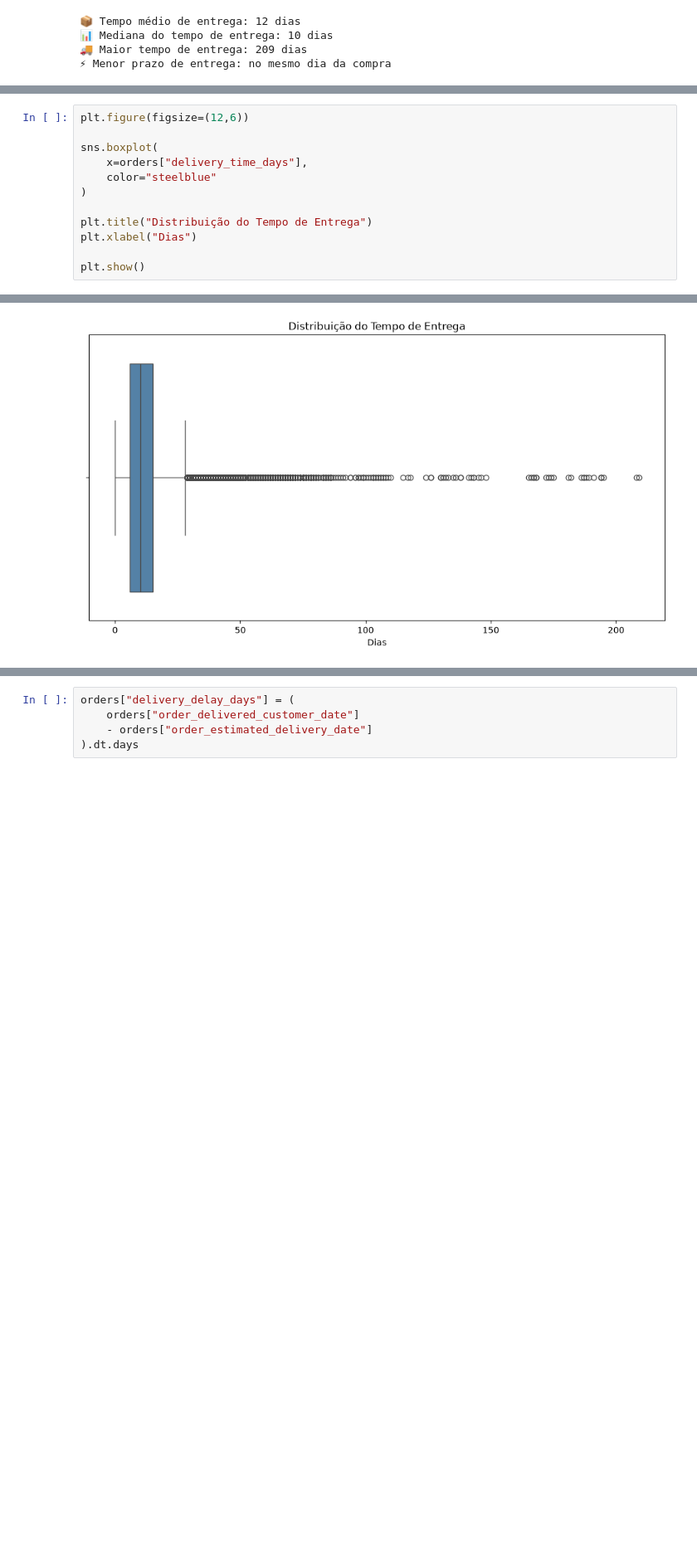
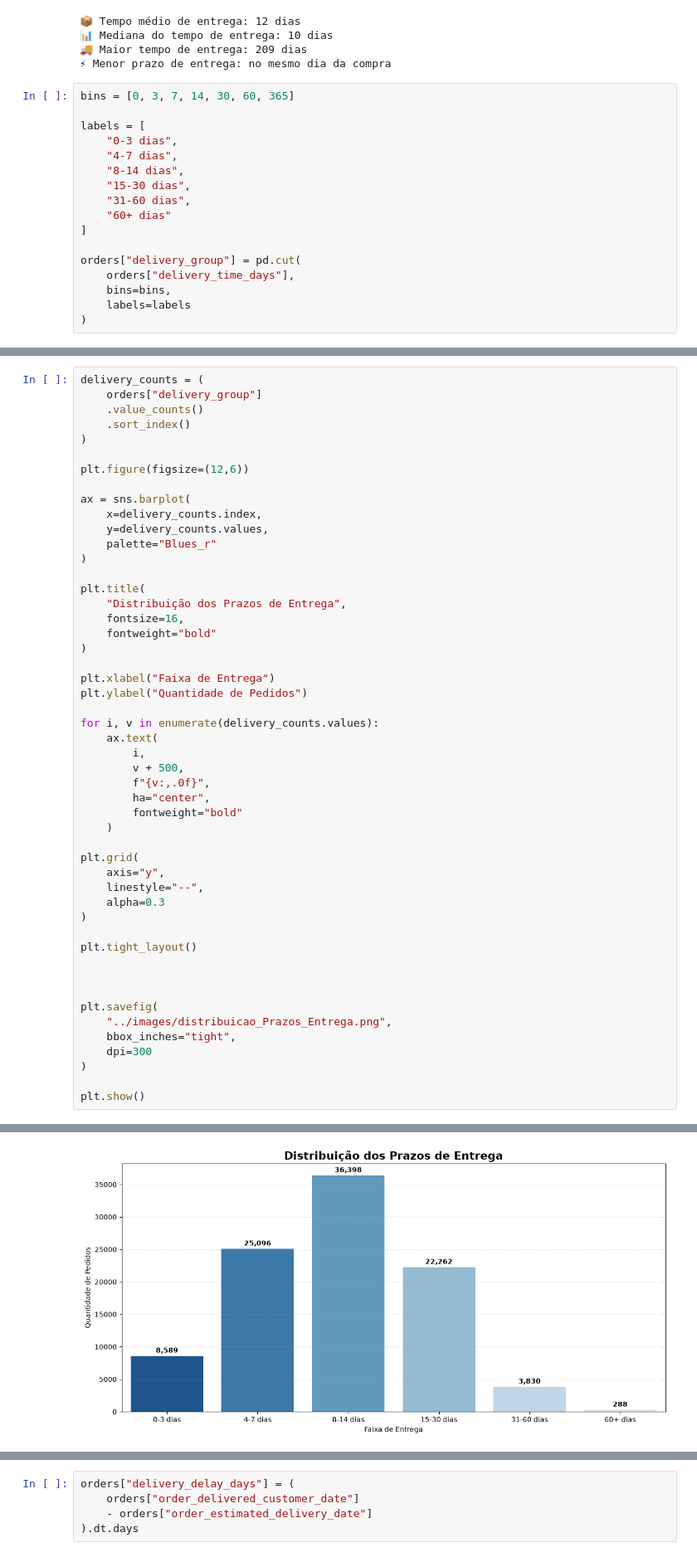
Before and after one commit to jaislercsmelo-tec/portfolio-data-science, a Jupyter notebook: 01-analise-exploratoria/notebooks/analise_vendas.ipynb, the cells around one changed output, grey strips where cells are left out. Shown at 83% size. Saved outputs shown, nothing was run; the diff lists cells and outputs as text; blank space fills up the shorter version.

Commit message:
Analise de prazos de entrega e visualizacoes

```diff
--- a/01-analise-exploratoria/notebooks/analise_vendas.ipynb
+++ b/01-analise-exploratoria/notebooks/analise_vendas.ipynb
@@ -190,3 +221,20 @@ else:
 📊 Mediana do tempo de entrega: 10 dias
 🚚 Maior tempo de entrega: 209 dias
 ⚡ Menor prazo de entrega: no mesmo dia da compra
+# %%
+bins = [0, 3, 7, 14, 30, 60, 365]
+
+labels = [
+    "0-3 dias",
+    "4-7 dias",
+    "8-14 dias",
+    "15-30 dias",
+    "31-60 dias",
+    "60+ dias"
+]
+
+orders["delivery_group"] = pd.cut(
+    orders["delivery_time_days"],
+    bins=bins,
+    labels=labels
+)
@@ -193,13 +258,51 @@ else:
 # %%
+delivery_counts = (
+    orders["delivery_group"]
+    .value_counts()
+    .sort_index()
+)
+
 plt.figure(figsize=(12,6))
 
-sns.boxplot(
-    x=orders["delivery_time_days"],
-    color="steelblue"
+ax = sns.barplot(
+    x=delivery_counts.index,
+    y=delivery_counts.values,
+    palette="Blues_r"
 )
 
-plt.title("Distribuição do Tempo de Entrega")
-plt.xlabel("Dias")
+plt.title(
+    "Distribuição dos Prazos de Entrega",
+    fontsize=16,
+    fontweight="bold"
+)
+
+plt.xlabel("Faixa de Entrega")
+plt.ylabel("Quantidade de Pedidos")
+
+for i, v in enumerate(delivery_counts.values):
+    ax.text(
+        i,
+        v + 500,
+        f"{v:,.0f}",
+        ha="center",
+        fontweight="bold"
+    )
+
+plt.grid(
+    axis="y",
+    linestyle="--",
+    alpha=0.3
+)
+
+plt.tight_layout()
+
+
+
+plt.savefig(
+    "../images/distribuicao_Prazos_Entrega.png",
+    bbox_inches="tight",
+    dpi=300
+)
 
 plt.show()
 # %% [output]
@@ -206 +312 @@ plt.show()
-[figure, old version]
+[figure, new version]
```
Also changed, not shown: parts of 13 cells of this notebook.
